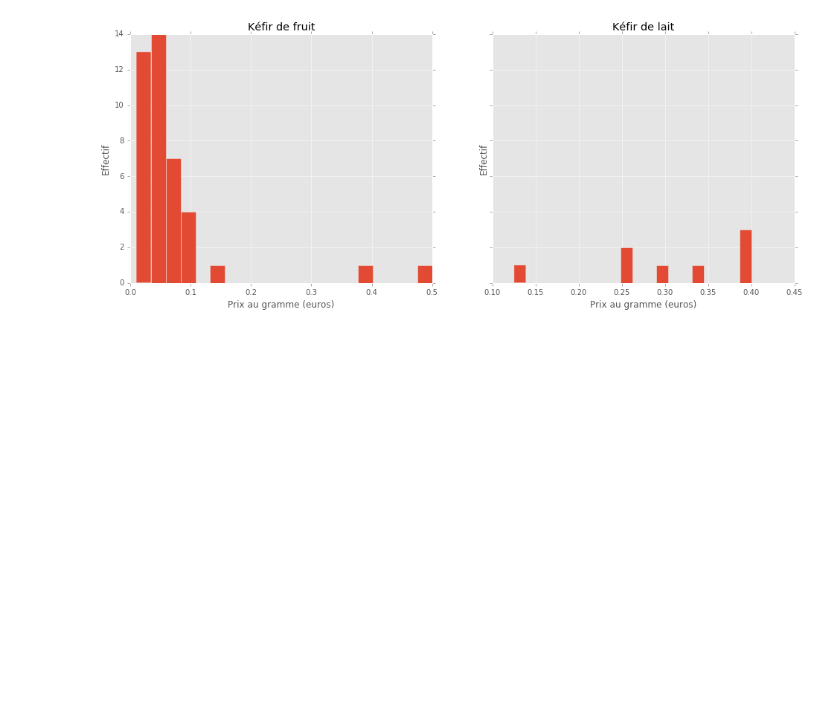
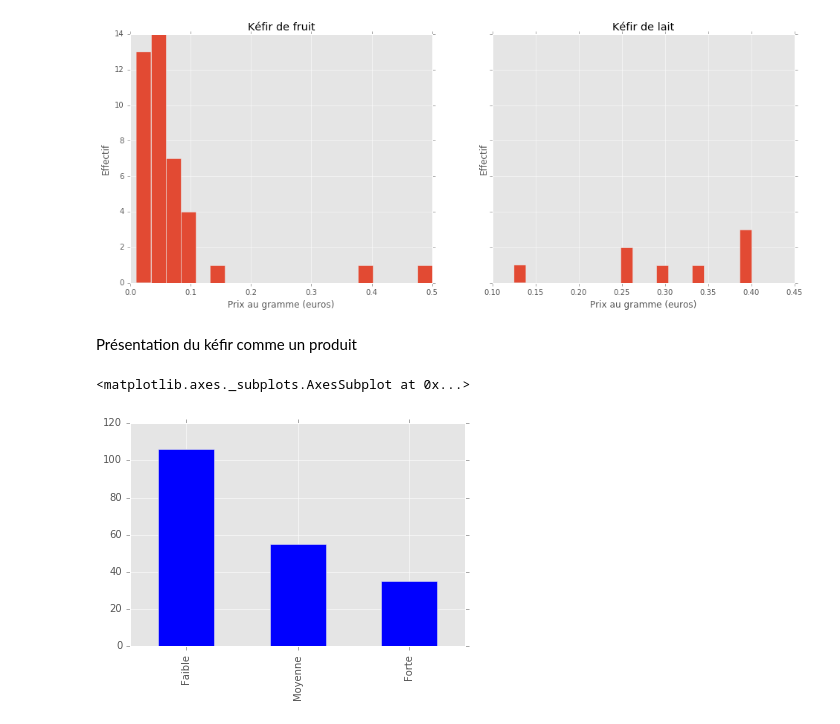
Before and after one commit to emilienschultz/researchnotebooks, a Jupyter notebook: Kefir-extract-web.ipynb, the cells around one changed output. Cells and saved outputs as stored; diff of their text form; code cells hidden in the pictures; blank space fills up the shorter version.

```diff
--- a/Kefir-extract-web.ipynb
+++ b/Kefir-extract-web.ipynb
@@ -111,18 +114,18 @@ data = pd.read_excel("leboncoin-kefir-15062016.xls")
 On crée les colonnes nécessaires : type de transaction ; prix au gramme
 # %%
 def fun(row):
-    if row["prix"] not in ["donne","échange","cherche"]:
+    if row["Prix"] not in ["donne","échange","cherche"]:
         return "vente"
     else:
-        return row["prix"]
+        return row["Prix"]
 data["transaction"] = data.apply(fun,axis=1)
 
 def fun(row):
-    if row["prix"] not in ["donne","échange","cherche"]:
-        return int(row["prix"])
+    if row["Prix"] not in ["donne","échange","cherche"]:
+        return int(row["Prix"])
     else:
         return "NA"
-data["prix"] = data.apply(fun,axis=1)
+data["Prix"] = data.apply(fun,axis=1)
 
 def fun(row):
     try:
@@ -133,7 +136,7 @@ data["poids_reco"] = data.apply(fun,axis=1)
 
 def fun(row):
     try:
-        return round(row["prix"]/row["poids_reco"],3)
+        return round(row["Prix"]/row["poids_reco"],3)
     except:
         return "NA"
 data["poids_gramme"] = data.apply(fun,axis=1)
@@ -194,3 +206,10 @@ ax[1].set_xlabel("Prix au gramme (euros)")
 # %% [output]
 <matplotlib.text.Text at 0x...>
 [figure]
+# %% [markdown]
+Présentation du kéfir comme un produit
+# %%
+data["Produit"].value_counts().plot(kind="bar")
+# %% [output]
+<matplotlib.axes._subplots.AxesSubplot at 0x...>
+[figure, added]
```
Also changed, not shown: parts of 12 cells of this notebook.
